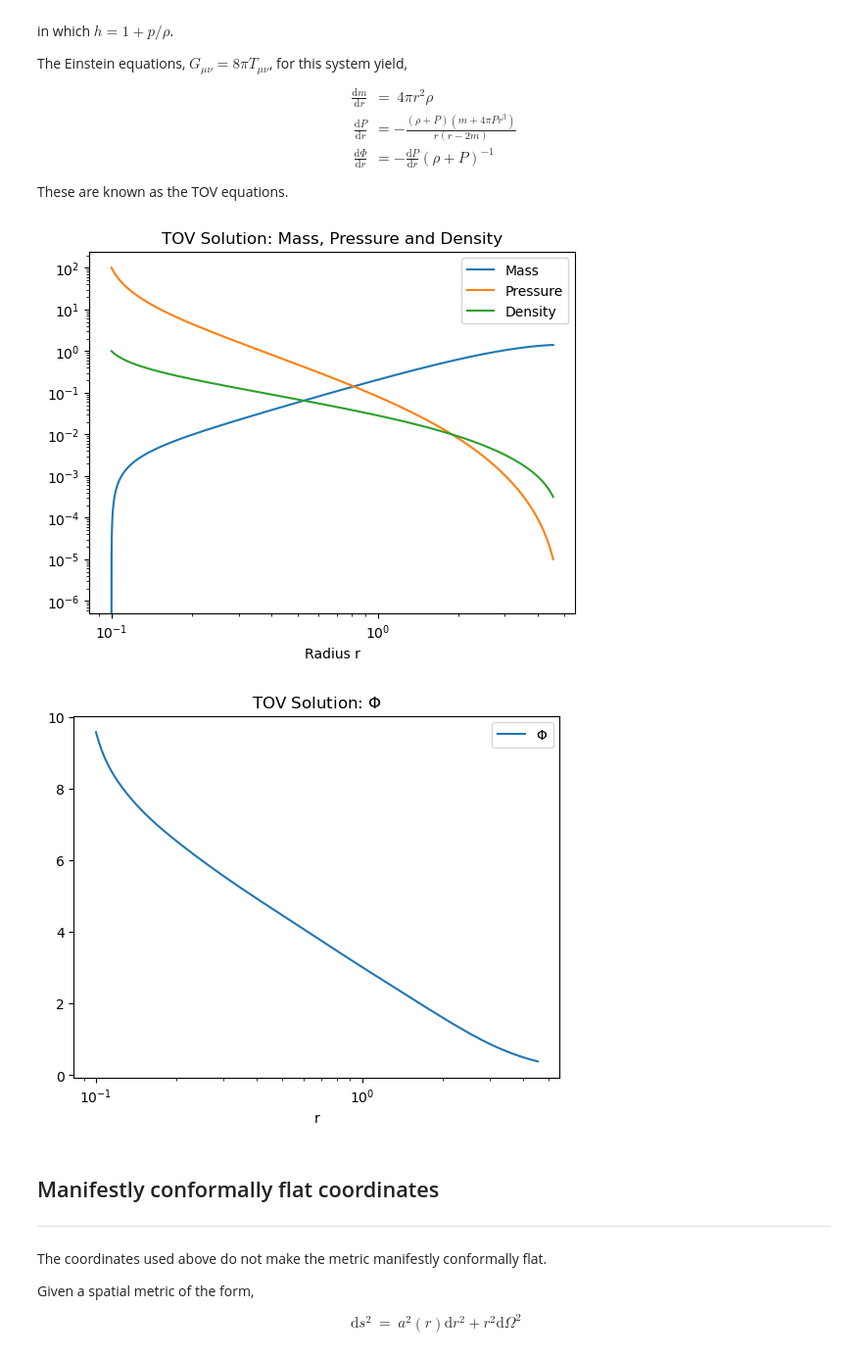
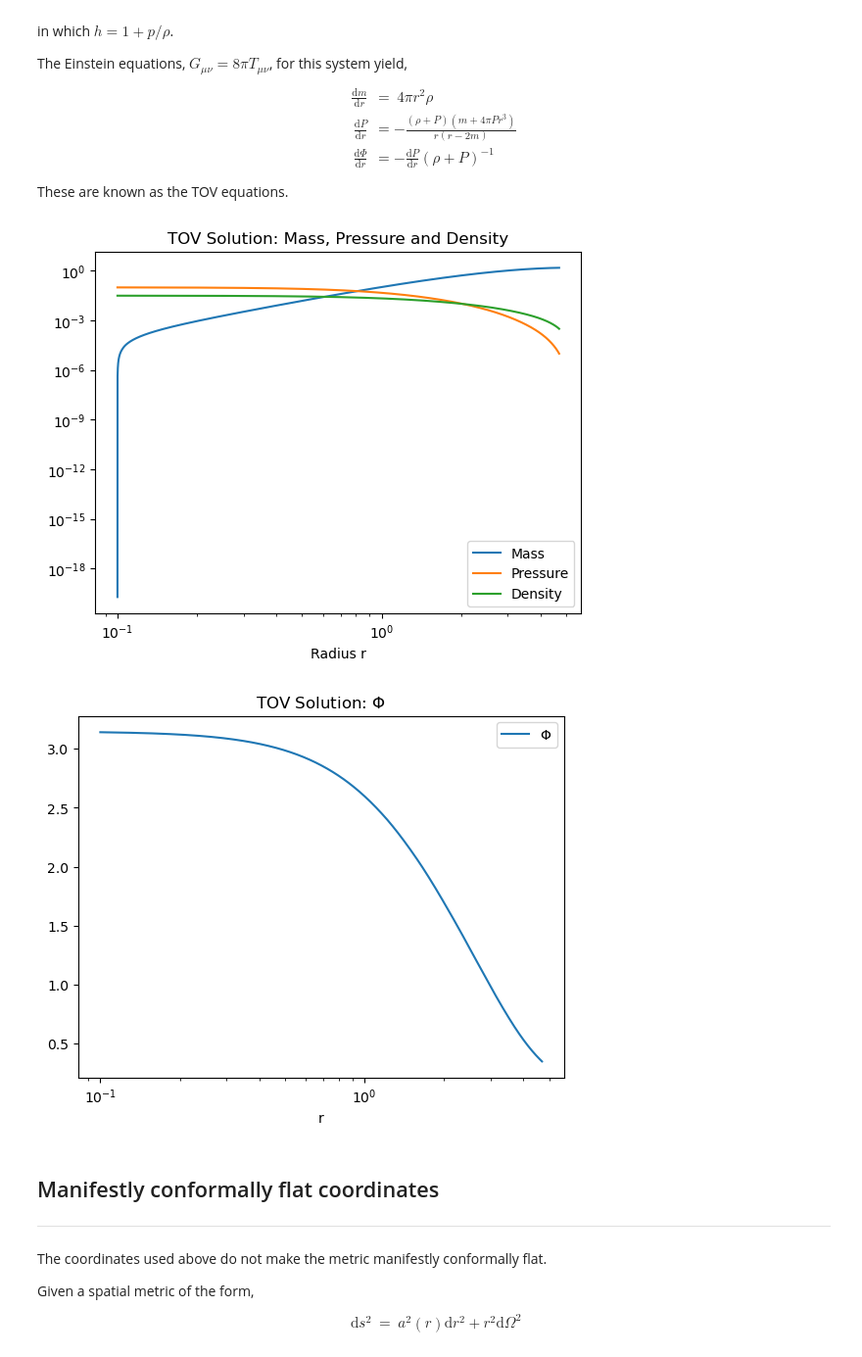
Before and after one commit to Poincare-code/henri, a Jupyter notebook: notebooks/tov-final.ipynb, the cells around one changed output. Shown at 98% size. Drawn from its saved outputs; the diff is of its cells as text; code cells hidden in the pictures.

Commit message:
Lowered central pressure: alpha and psi regular

```diff
--- a/notebooks/tov-final.ipynb
+++ b/notebooks/tov-final.ipynb
@@ -33,7 +33,7 @@ from scipy.integrate import solve_ivp
 r_o   = 1.0e+3          # outer radius (maximum radius)
 r_c   = 1.0e-1          # central radius (minimum radius)
 dr    = 1.0e-5          # radius increment
-P_c   = 1.0e+2          # central pressure (maximal pressure)
+P_c   = 1.0e-1          # central pressure (maximal pressure)
 P_min = 1.0e-5
 
 # Define polytropic constants (using c = G = 1 units for simplicity)
@@ -84,34 +84,34 @@ def solve_tov(P_c, r_c, r_o, dr):
 # Central density
 r, P, m, sol_TOV = solve_tov(P_c, r_c, r_o, dr)
 rho = density(P)
 
 # Plot the results
 plt.figure
 plt.plot(r, m, label='Mass')
 plt.xlabel('Radius r')
 plt.legend()
 
 plt.xscale('log')
 plt.yscale('log')
 
 plt.plot(r, P, label='Pressure')
 plt.xlabel('Radius r')
 plt.legend()
 
 plt.xscale('log')
 plt.yscale('log')
 
 plt.plot(r, rho, label='Density')
 plt.xlabel('Radius r')
 plt.legend()
 
 plt.xscale('log')
 plt.yscale('log')
 
 plt.title('TOV Solution: Mass, Pressure and Density')
 plt.show()
 # %% [output]
-[figure, old version]
+[figure, new version]
 # %%
 # Define the right-hand side of Phi equation
 def solve_phi(r, y):
@@ -154,7 +154,7 @@ plt.xlabel('r')
 plt.legend();
 plt.title(r'TOV Solution: $\Phi$');
 # %% [output]
-[figure, old version]
+[figure, new version]
 # %% [markdown]
 ## Manifestly conformally flat coordinates
 ---
```
Also changed, not shown: parts of 3 cells of this notebook.
